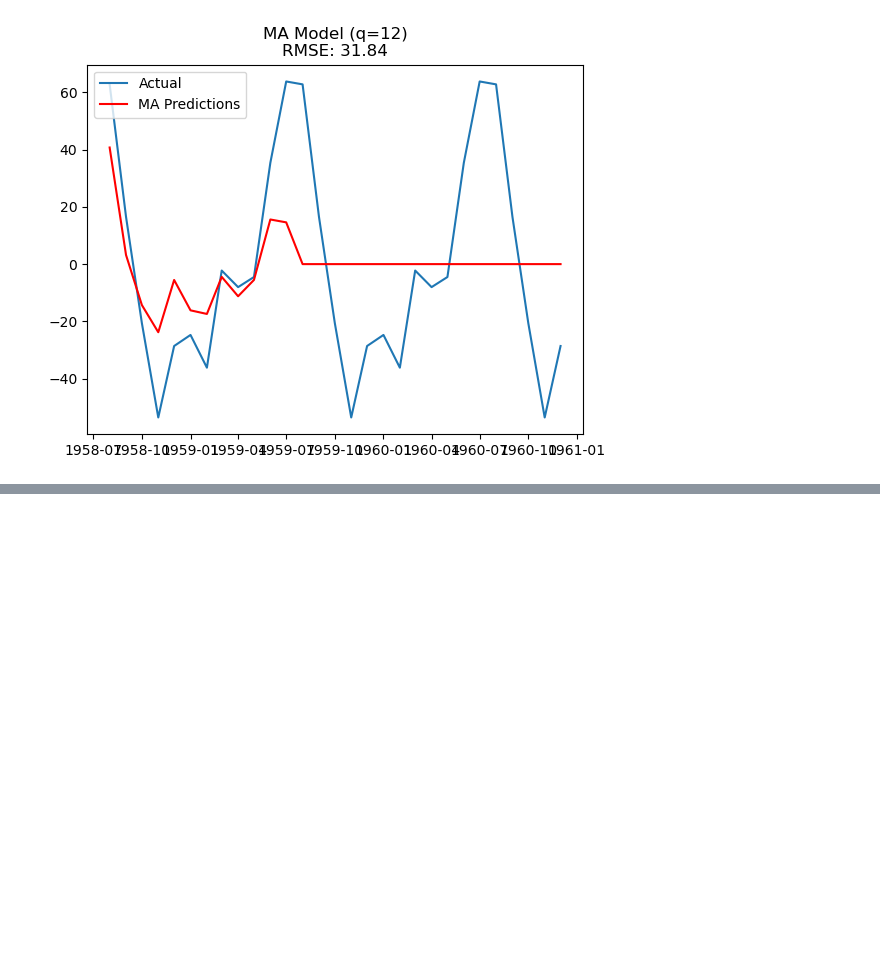
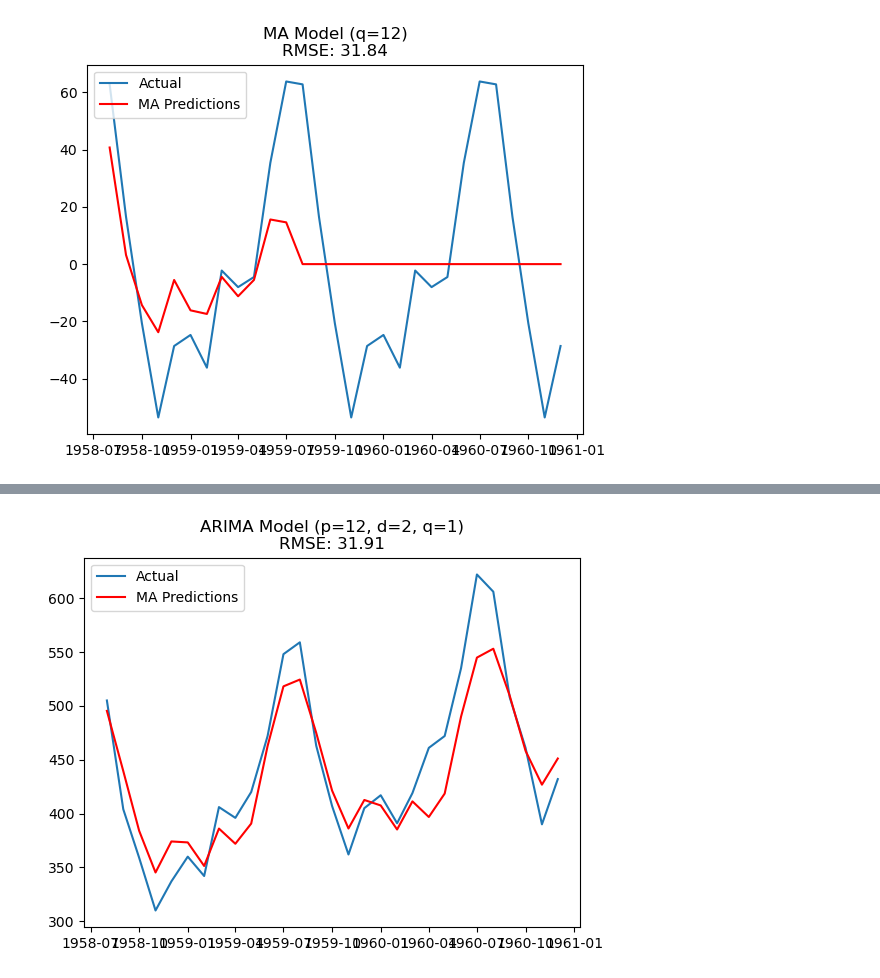
Before and after one commit to mcachosoblechero/time-series-examples, a Jupyter notebook: 3-time-series-statistical-models.ipynb, the cells around one changed output, grey strips where cells are left out. Cells and saved outputs as stored; diff of their text form; code cells hidden in the pictures; blank space fills up the shorter version.

Commit message:
Complete statistical modelling

```diff
--- a/3-time-series-statistical-models.ipynb
+++ b/3-time-series-statistical-models.ipynb
@@ -222,0 +234,23 @@ run_MA_analysis(train_data=season_train_data, test_data=season_test_data, q=12)
+# %%
+def run_manual_ARIMA_analysis(train_data, test_data, p, d, q):
+
+    # Train ARIMA model
+    arima_model = ARIMA(train_data, order=(p, d, q))
+    arima_model_fit = arima_model.fit()
+
+    # Make predictions on the testing data
+    arima_predictions = arima_model_fit.predict(start=len(train_data), end=len(train_data) + len(test_data) - 1, dynamic=False)
+
+    # Calculate RMSE
+    arima_rmse = np.sqrt(mean_squared_error(test_data, arima_predictions))
+
+    # Visualize AR model performance
+    plt.plot(test_data, label="Actual")
+    plt.plot(arima_predictions, color="red", label="MA Predictions")
+    plt.legend()
+    plt.title(f"ARIMA Model (p={p}, d={d}, q={q})\nRMSE: {arima_rmse:.2f}")
+    plt.show()
+# %%
+run_manual_ARIMA_analysis(train_data=train_data, test_data=test_data, p=12, d=2, q=1)
+# %% [output]
+[figure, added]
```
Also changed, not shown: parts of 10 cells of this notebook.
